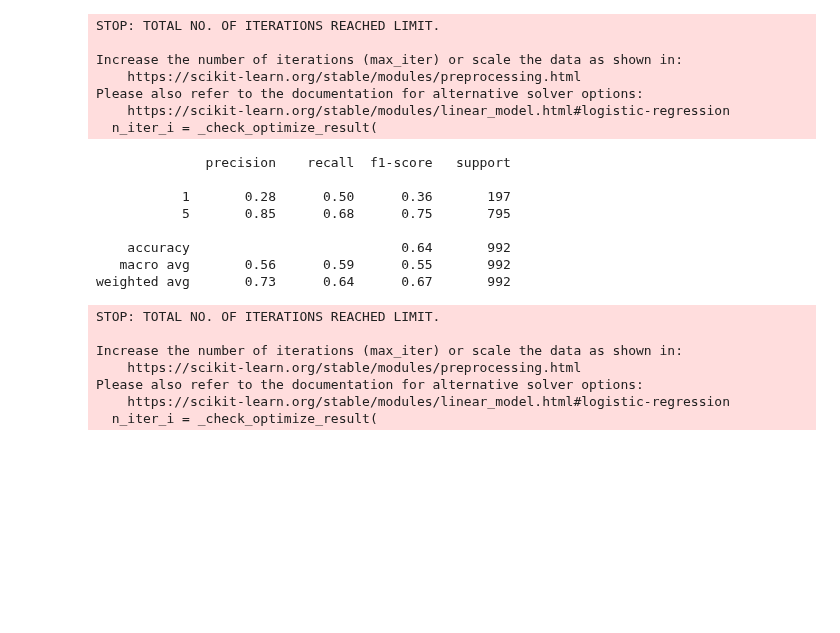
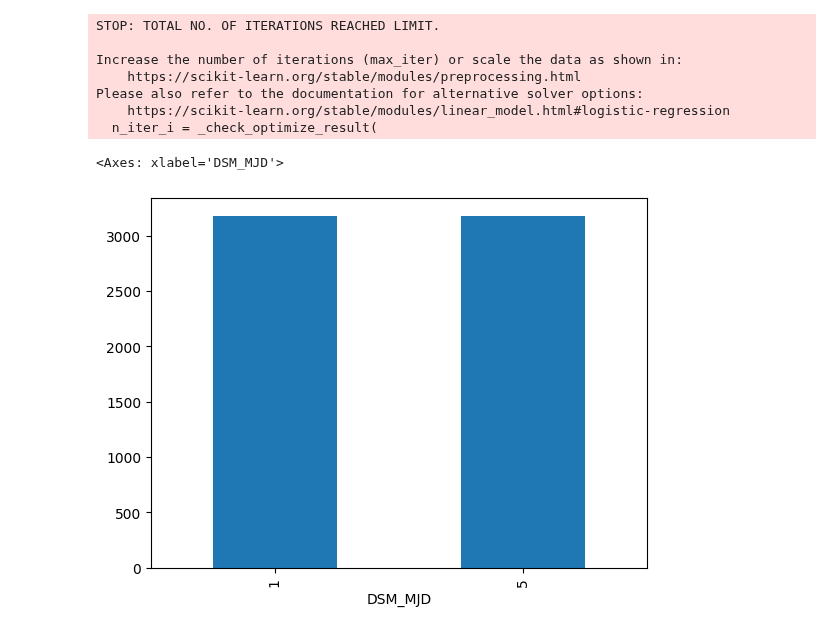
Before and after one commit to samroska/milestone-2-siads-696, a Jupyter notebook: Notebook1.ipynb, the cells around one changed output. Drawn from its saved outputs; the diff is of its cells as text; code cells hidden in the pictures; blank space fills up the shorter version.

```diff
--- a/Notebook1.ipynb
+++ b/Notebook1.ipynb
@@ -154,25 +154,8 @@ Please also refer to the documentation for alternative solver options:
   n_iter_i = _check_optimize_result(
 # %%
 o_smpl = RandomOverSampler(random_state = 42)
-
 X_o_smpl, y_o_smpl = o_smpl.fit_resample(X_train,y_train)
-pipeline.fit(X_o_smpl, y_o_smpl)
-y_pred = pipeline.predict(X_test)
-
-print(classification_report(y_test, y_pred))
+y_o_smpl.value_counts().plot.bar()
 # %% [output]
-              precision    recall  f1-score   support
-
-           1       0.28      0.50      0.36       197
-           5       0.85      0.68      0.75       795
-
-    accuracy                           0.64       992
-   macro avg       0.56      0.59      0.55       992
-weighted avg       0.73      0.64      0.67       992
+<Axes: xlabel='DSM_MJD'>
-STOP: TOTAL NO. OF ITERATIONS REACHED LIMIT.
-
-Increase the number of iterations (max_iter) or scale the data as shown in:
-    https://scikit-learn.org/stable/modules/preprocessing.html
-Please also refer to the documentation for alternative solver options:
-    https://scikit-learn.org/stable/modules/linear_model.html#logistic-regression
-  n_iter_i = _check_optimize_result(
+[figure, added]
```
Also changed, not shown: parts of 3 cells of this notebook.
